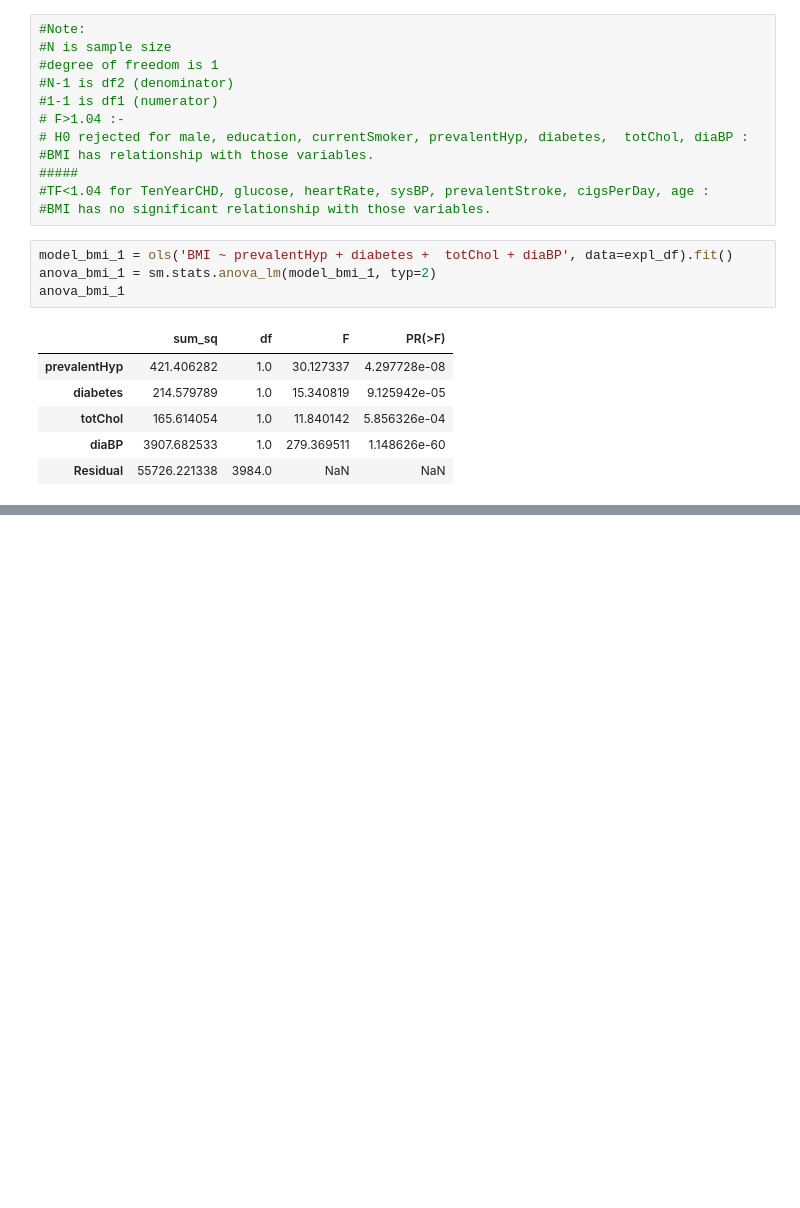
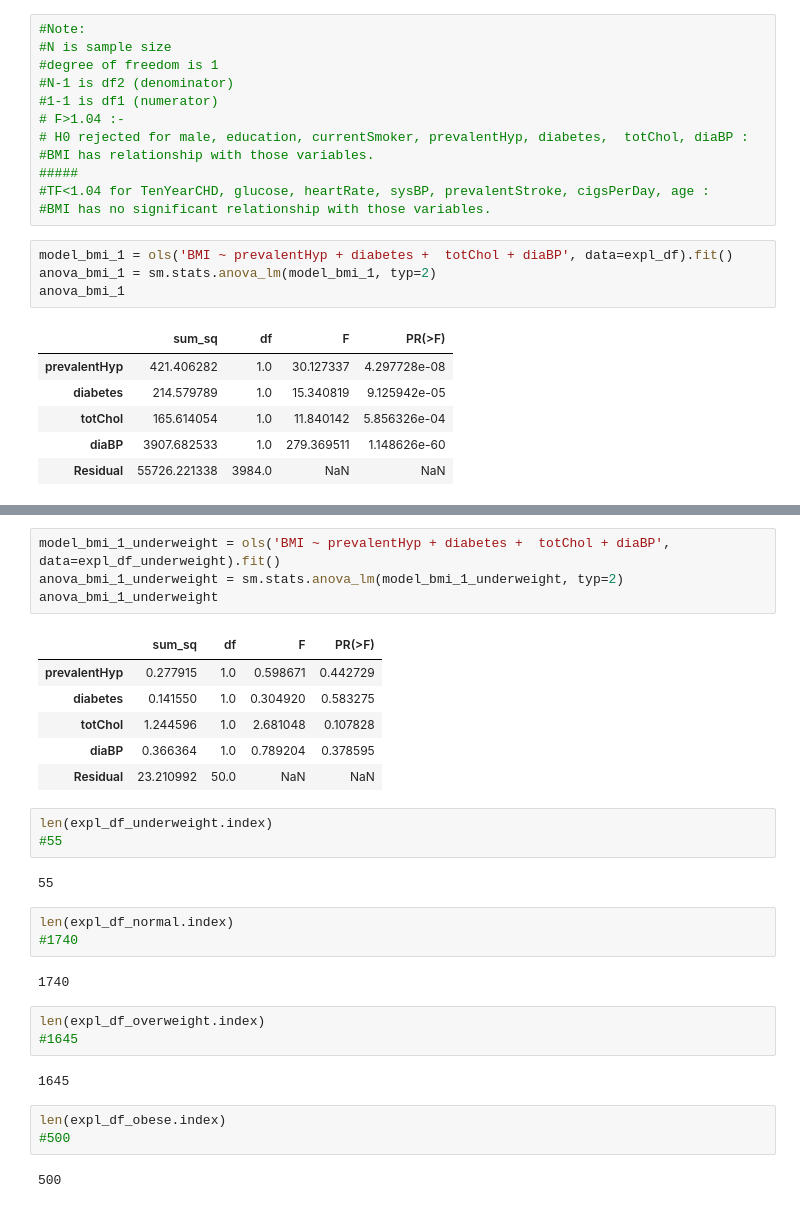
Before and after one commit to shyammangayil/DataScience, a Jupyter notebook: my_framingham.ipynb, the cells around one changed output, grey strips where cells are left out. Drawn from its saved outputs; the diff is of its cells as text; blank space fills up the shorter version.

```diff
--- a/my_framingham.ipynb
+++ b/my_framingham.ipynb
@@ -292,0 +326,31 @@ anova_bmi_1
+# %%
+model_bmi_1_underweight = ols('BMI ~ prevalentHyp + diabetes +  totChol + diaBP', data=expl_df_underweight).fit()
+anova_bmi_1_underweight = sm.stats.anova_lm(model_bmi_1_underweight, typ=2)
+anova_bmi_1_underweight
+# %% [output]
+|  | sum_sq | df | F | PR(>F) |
+| prevalentHyp | 0.277915 | 1.0 | 0.598671 | 0.442729 |
+| diabetes | 0.141550 | 1.0 | 0.304920 | 0.583275 |
+| totChol | 1.244596 | 1.0 | 2.681048 | 0.107828 |
+| diaBP | 0.366364 | 1.0 | 0.789204 | 0.378595 |
+| Residual | 23.210992 | 50.0 | NaN | NaN |
+# %%
+len(expl_df_underweight.index)
+#55
+# %% [output]
+55
+# %%
+len(expl_df_normal.index)
+#1740
+# %% [output]
+1740
+# %%
+len(expl_df_overweight.index)
+#1645
+# %% [output]
+1645
+# %%
+len(expl_df_obese.index)
+#500
+# %% [output]
+500
```
Also changed, not shown: parts of 5 cells of this notebook, 1 other file.
